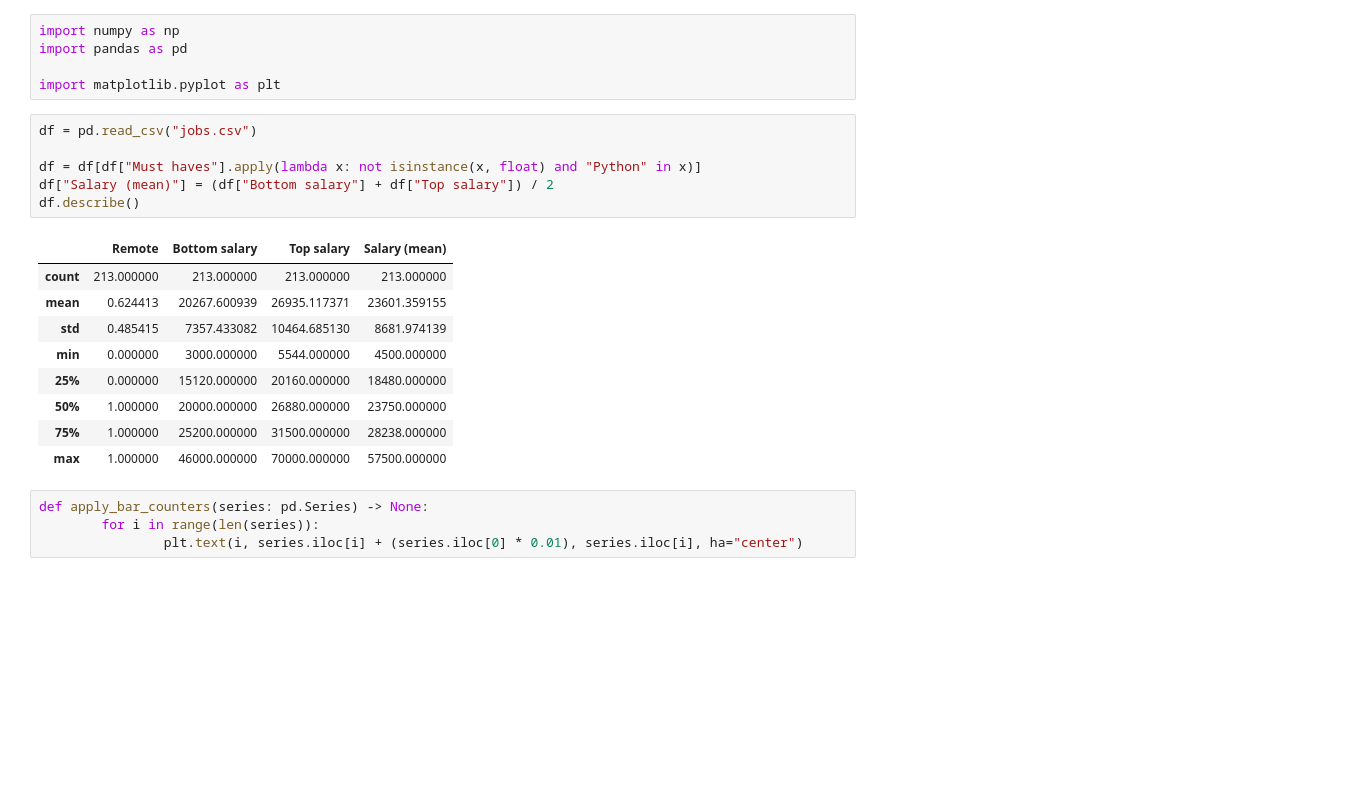
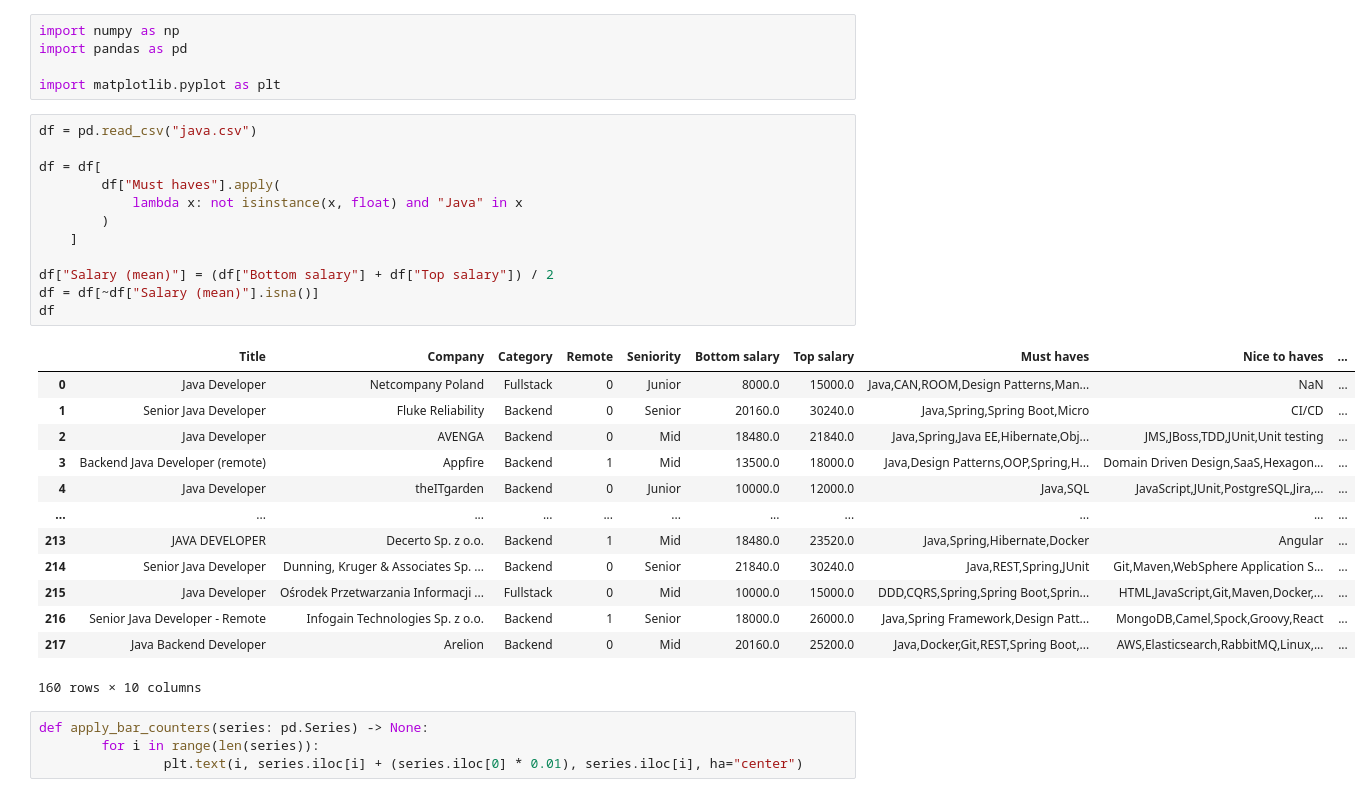
Before and after one commit to kabust/NoFluffJobs-Data-Analysis, a Jupyter notebook: analysis/jobs_analysis.ipynb, the cells around one changed output. Drawn from its saved outputs; the diff is of its cells as text; blank space fills up the shorter version.

```diff
--- a/analysis/jobs_analysis.ipynb
+++ b/analysis/jobs_analysis.ipynb
@@ -4,21 +4,31 @@ import pandas as pd
 
 import matplotlib.pyplot as plt
 # %%
-df = pd.read_csv("jobs.csv")
+df = pd.read_csv("java.csv")
 
-df = df[df["Must haves"].apply(lambda x: not isinstance(x, float) and "Python" in x)]
+df = df[
+        df["Must haves"].apply(
+            lambda x: not isinstance(x, float) and "Java" in x
+        )
+    ]
+
 df["Salary (mean)"] = (df["Bottom salary"] + df["Top salary"]) / 2
-df.describe()
+df = df[~df["Salary (mean)"].isna()]
+df
 # %% [output]
-|  | Remote | Bottom salary | Top salary | Salary (mean) |
-| count | 213.000000 | 213.000000 | 213.000000 | 213.000000 |
-| mean | 0.624413 | 20267.600939 | 26935.117371 | 23601.359155 |
-| std | 0.485415 | 7357.433082 | 10464.685130 | 8681.974139 |
-| min | 0.000000 | 3000.000000 | 5544.000000 | 4500.000000 |
-| 25% | 0.000000 | 15120.000000 | 20160.000000 | 18480.000000 |
-| 50% | 1.000000 | 20000.000000 | 26880.000000 | 23750.000000 |
-| 75% | 1.000000 | 25200.000000 | 31500.000000 | 28238.000000 |
-| max | 1.000000 | 46000.000000 | 70000.000000 | 57500.000000 |
+|  | Title | Company | Category | Remote | Seniority | Bottom salary | Top salary | Must haves | Nice to haves | ... |
+| 0 | Java Developer | Netcompany Poland | Fullstack | 0 | Junior | 8000.0 | 15000.0 | Java,CAN,ROOM,Design Patterns,Man... | NaN | ... |
+| 1 | Senior Java Developer | Fluke Reliability | Backend | 0 | Senior | 20160.0 | 30240.0 | Java,Spring,Spring Boot,Micro | CI/CD | ... |
+| 2 | Java Developer | AVENGA | Backend | 0 | Mid | 18480.0 | 21840.0 | Java,Spring,Java EE,Hibernate,Obj... | JMS,JBoss,TDD,JUnit,Unit testing | ... |
+| 3 | Backend Java Developer (remote) | Appfire | Backend | 1 | Mid | 13500.0 | 18000.0 | Java,Design Patterns,OOP,Spring,H... | Domain Driven Design,SaaS,Hexagon... | ... |
+| 4 | Java Developer | theITgarden | Backend | 0 | Junior | 10000.0 | 12000.0 | Java,SQL | JavaScript,JUnit,PostgreSQL,Jira,... | ... |
+| ... | ... | ... | ... | ... | ... | ... | ... | ... | ... | ... |
+| 213 | JAVA DEVELOPER | Decerto Sp. z o.o. | Backend | 1 | Mid | 18480.0 | 23520.0 | Java,Spring,Hibernate,Docker | Angular | ... |
+| 214 | Senior Java Developer | Dunning, Kruger & Associates Sp. ... | Backend | 0 | Senior | 21840.0 | 30240.0 | Java,REST,Spring,JUnit | Git,Maven,WebSphere Application S... | ... |
+| 215 | Java Developer | Ośrodek Przetwarzania Informacji ... | Fullstack | 0 | Mid | 10000.0 | 15000.0 | DDD,CQRS,Spring,Spring Boot,Sprin... | HTML,JavaScript,Git,Maven,Docker,... | ... |
+| 216 | Senior Java Developer - Remote | Infogain Technologies Sp. z o.o. | Backend | 1 | Senior | 18000.0 | 26000.0 | Java,Spring Framework,Design Patt... | MongoDB,Camel,Spock,Groovy,React | ... |
+| 217 | Java Backend Developer | Arelion | Backend | 0 | Mid | 20160.0 | 25200.0 | Java,Docker,Git,REST,Spring Boot,... | AWS,Elasticsearch,RabbitMQ,Linux,... | ... |
+160 rows × 10 columns
 # %%
 def apply_bar_counters(series: pd.Series) -> None:
         for i in range(len(series)):
```
Also changed, not shown: parts of 5 cells of this notebook, 30 other files.
